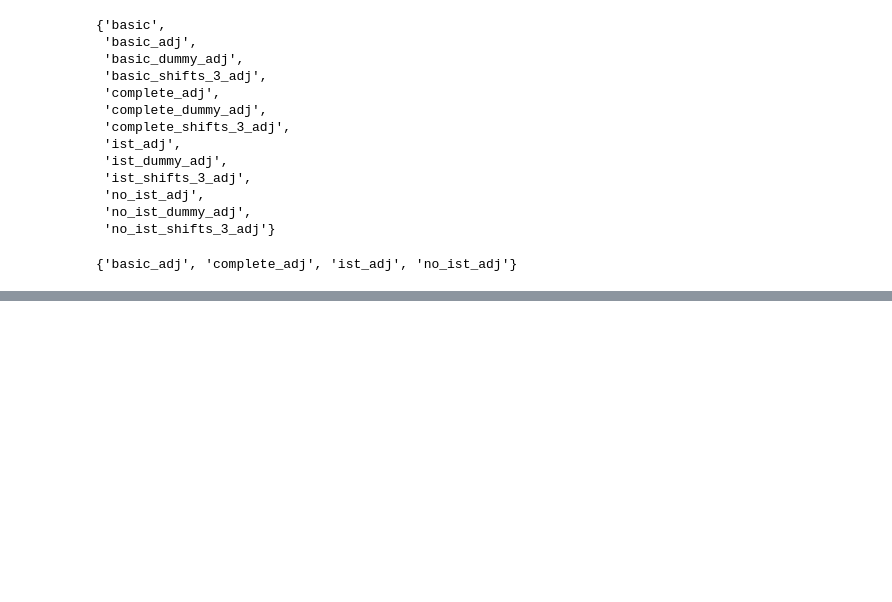
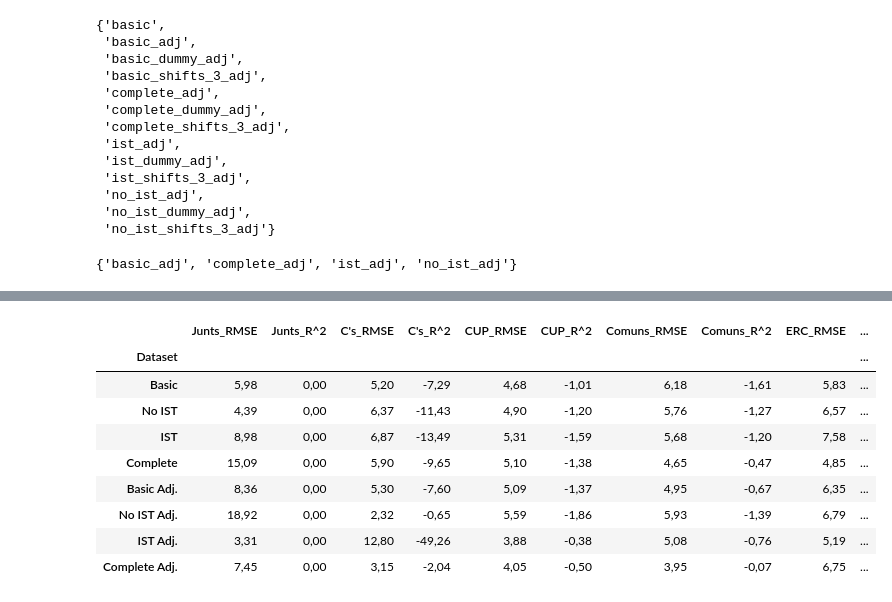
Before and after one commit to guillempla/catalan-elections-forecasting, a Jupyter notebook: src/study_data/study-results.ipynb, the cells around one changed output, grey strips where cells are left out. Saved outputs shown, nothing was run; the diff lists cells and outputs as text; code cells hidden in the pictures; blank space fills up the shorter version.

```diff
--- a/src/study_data/study-results.ipynb
+++ b/src/study_data/study-results.ipynb
@@ -906,0 +993,18 @@ best_of_best_datasets
+# %%
+decision_tree_filtered_df = decision_tree_df[
+    ~decision_tree_df["dummy"] & ~decision_tree_df["shifts"]
+]
+decision_tree_summary_df = summary_dataframe(decision_tree_filtered_df)
+# decision_tree_summary_df = highlight_max_min(decision_tree_summary_df)
+decision_tree_summary_df
+# %% [output]
+|  | Junts_RMSE | Junts_R^2 | C's_RMSE | C's_R^2 | CUP_RMSE | CUP_R^2 | Comuns_RMSE | Comuns_R^2 | ERC_RMSE | ... |
+| Dataset |  |  |  |  |  |  |  |  |  | ... |
+| Basic | 5,98 | 0,00 | 5,20 | -7,29 | 4,68 | -1,01 | 6,18 | -1,61 | 5,83 | ... |
+| No IST | 4,39 | 0,00 | 6,37 | -11,43 | 4,90 | -1,20 | 5,76 | -1,27 | 6,57 | ... |
+| IST | 8,98 | 0,00 | 6,87 | -13,49 | 5,31 | -1,59 | 5,68 | -1,20 | 7,58 | ... |
+| Complete | 15,09 | 0,00 | 5,90 | -9,65 | 5,10 | -1,38 | 4,65 | -0,47 | 4,85 | ... |
+| Basic Adj. | 8,36 | 0,00 | 5,30 | -7,60 | 5,09 | -1,37 | 4,95 | -0,67 | 6,35 | ... |
+| No IST Adj. | 18,92 | 0,00 | 2,32 | -0,65 | 5,59 | -1,86 | 5,93 | -1,39 | 6,79 | ... |
+| IST Adj. | 3,31 | 0,00 | 12,80 | -49,26 | 3,88 | -0,38 | 5,08 | -0,76 | 5,19 | ... |
+| Complete Adj. | 7,45 | 0,00 | 3,15 | -2,04 | 4,05 | -0,50 | 3,95 | -0,07 | 6,75 | ... |
```
Also changed, not shown: parts of 7 cells of this notebook.
